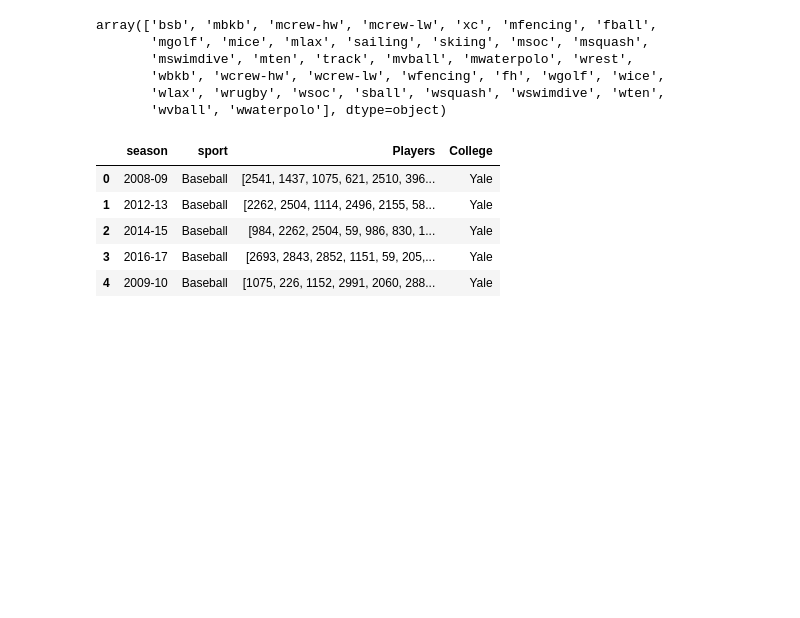
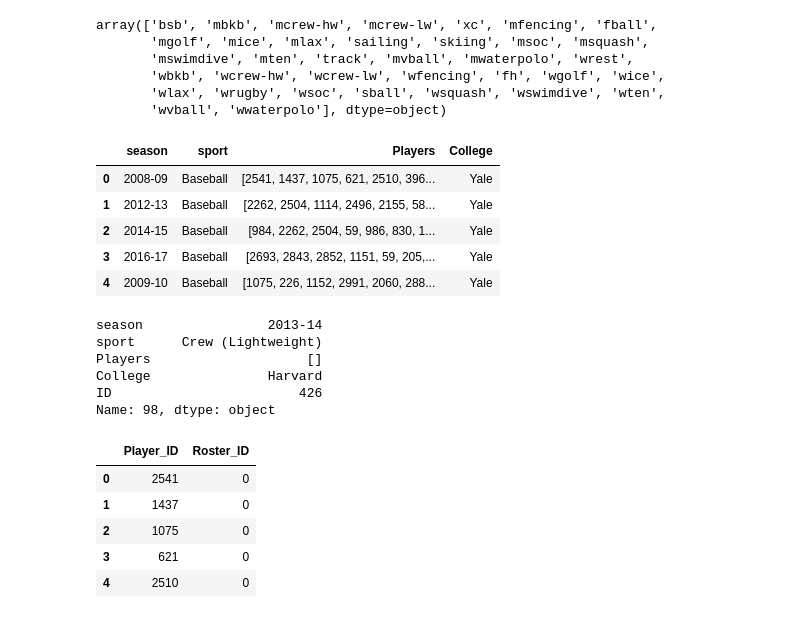
Before and after one commit to hydrosquall/yale_athletics_data, a Jupyter notebook: notebooks/Rosters Processing.ipynb, the cells around one changed output. Saved outputs shown, nothing was run; the diff lists cells and outputs as text; code cells hidden in the pictures; blank space fills up the shorter version.

Commit message:
Updated Rosters table to include Roster_ID. Added a new table to reflect relationship between player_ids and roster_ids.

```diff
--- a/notebooks/Rosters Processing.ipynb
+++ b/notebooks/Rosters Processing.ipynb
@@ -218,3 +218,37 @@ stacked.head()
 # Seems about right.
 processedPath = os.path.join(PROJ_ROOT, "data", "processed", "rosters_processed.csv")
 stacked.to_csv(processedPath, encoding='utf-8')
+# %%
+indices = range(754)
+stacked["ID"] = indices
+# %%
+stacked.set_index("ID")
+# %% [output]
+season                2013-14
+sport      Crew (Lightweight)
+Players                    []
+College               Harvard
+ID                        426
+Name: 98, dtype: object
+# %%
+roster_id = []
+player_id = []
+for i in range(stacked.shape[0]):
+    for j in stacked.iloc[i,:]["Players"]:
+        roster_id.append(i)
+        player_id.append(j)
+
+rosters_players_data = {
+    "Roster_ID": roster_id,
+    "Player_ID": player_id
+}
+rosters_players = pd.DataFrame(rosters_players_data)
+# %%
+rosters_players.head()
+# %% [output]
+|  | Player_ID | Roster_ID |
+| 0 | 2541 | 0 |
+| 1 | 1437 | 0 |
+| 2 | 1075 | 0 |
+| 3 | 621 | 0 |
+| 4 | 2510 | 0 |
```
Also changed, not shown: 2 other files.
